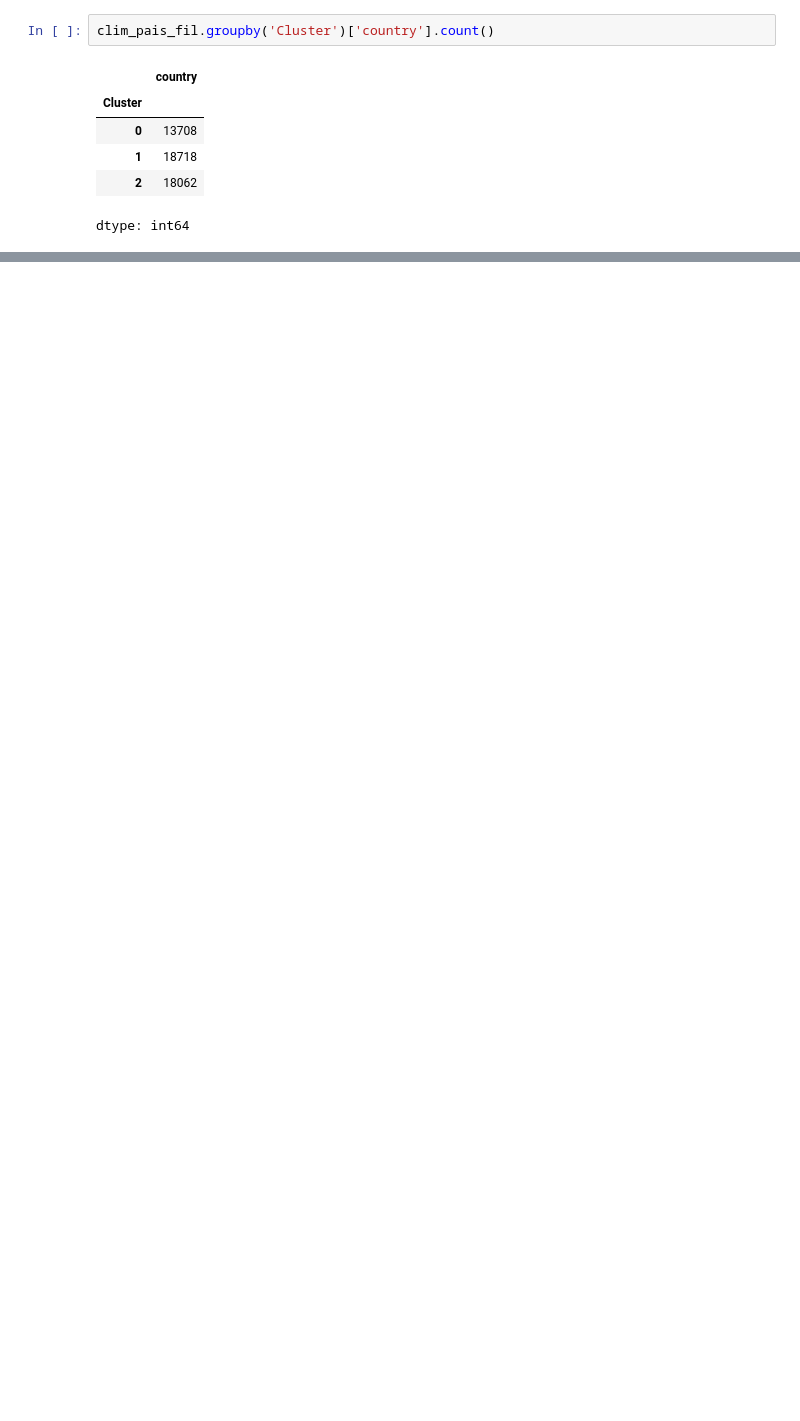
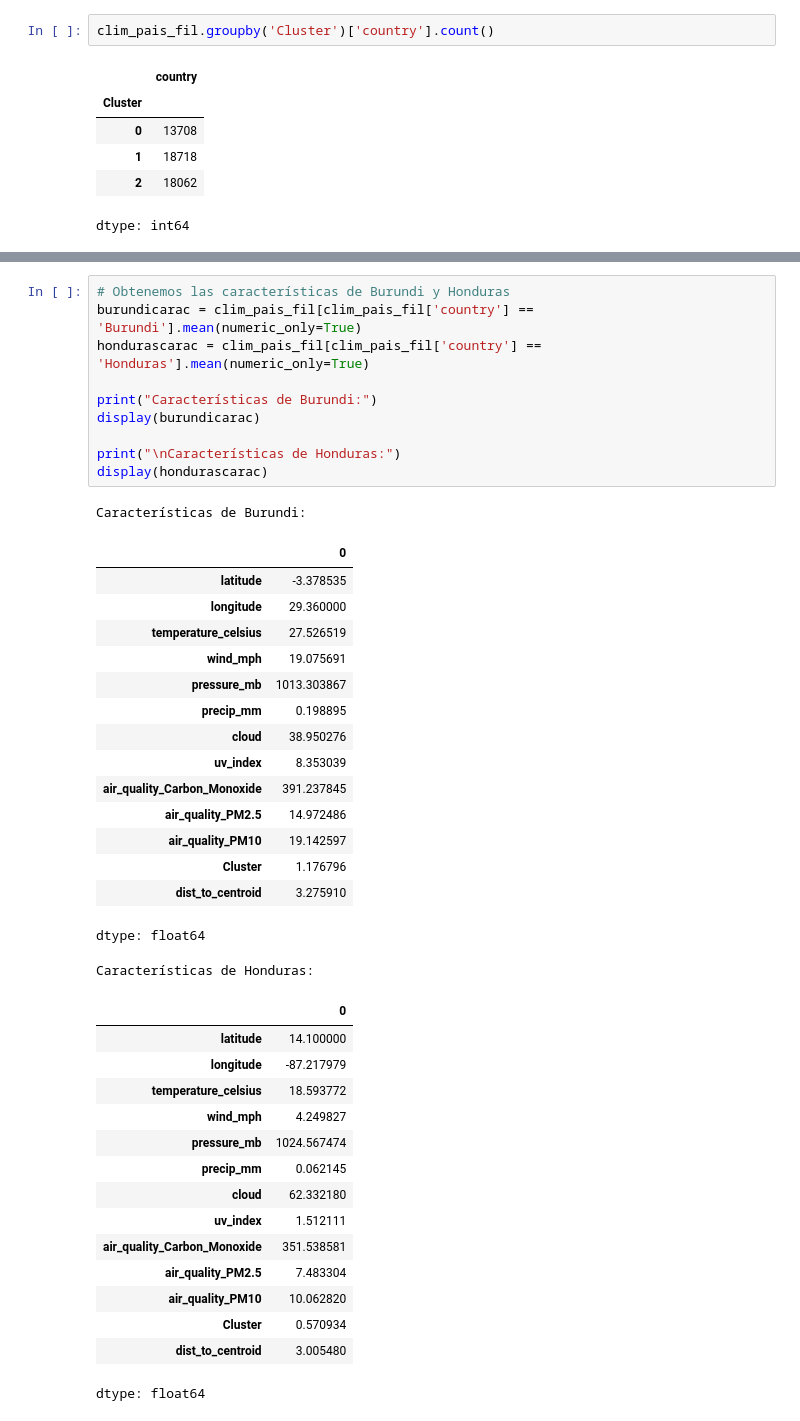
Before and after one commit to BelenUrdangarin/Integrador-Urdangarin---Olivera, a Jupyter notebook: Pre_entrega_4(Urdangarin_Olivera).ipynb, the cells around one changed output, grey strips where cells are left out. Cells and saved outputs as stored; diff of their text form; blank space fills up the shorter version.

```diff
--- a/Pre_entrega_4(Urdangarin_Olivera).ipynb
+++ b/Pre_entrega_4(Urdangarin_Olivera).ipynb
@@ -166,0 +173,43 @@ dtype: int64
+# %%
+# Obtenemos las características de Burundi y Honduras
+burundicarac = clim_pais_fil[clim_pais_fil['country'] == 'Burundi'].mean(numeric_only=True)
+hondurascarac = clim_pais_fil[clim_pais_fil['country'] == 'Honduras'].mean(numeric_only=True)
+
+print("Características de Burundi:")
+display(burundicarac)
+
+print("\nCaracterísticas de Honduras:")
+display(hondurascarac)
+# %% [output]
+Características de Burundi:
+|  | 0 |
+| latitude | -3.378535 |
+| longitude | 29.360000 |
+| temperature_celsius | 27.526519 |
+| wind_mph | 19.075691 |
+| pressure_mb | 1013.303867 |
+| precip_mm | 0.198895 |
+| cloud | 38.950276 |
+| uv_index | 8.353039 |
+| air_quality_Carbon_Monoxide | 391.237845 |
+| air_quality_PM2.5 | 14.972486 |
+| air_quality_PM10 | 19.142597 |
+| Cluster | 1.176796 |
+| dist_to_centroid | 3.275910 |
+dtype: float64
+Características de Honduras:
+|  | 0 |
+| latitude | 14.100000 |
+| longitude | -87.217979 |
+| temperature_celsius | 18.593772 |
+| wind_mph | 4.249827 |
+| pressure_mb | 1024.567474 |
+| precip_mm | 0.062145 |
+| cloud | 62.332180 |
+| uv_index | 1.512111 |
+| air_quality_Carbon_Monoxide | 351.538581 |
+| air_quality_PM2.5 | 7.483304 |
+| air_quality_PM10 | 10.062820 |
+| Cluster | 0.570934 |
+| dist_to_centroid | 3.005480 |
+dtype: float64
```
Also changed, not shown: parts of 9 cells of this notebook.
